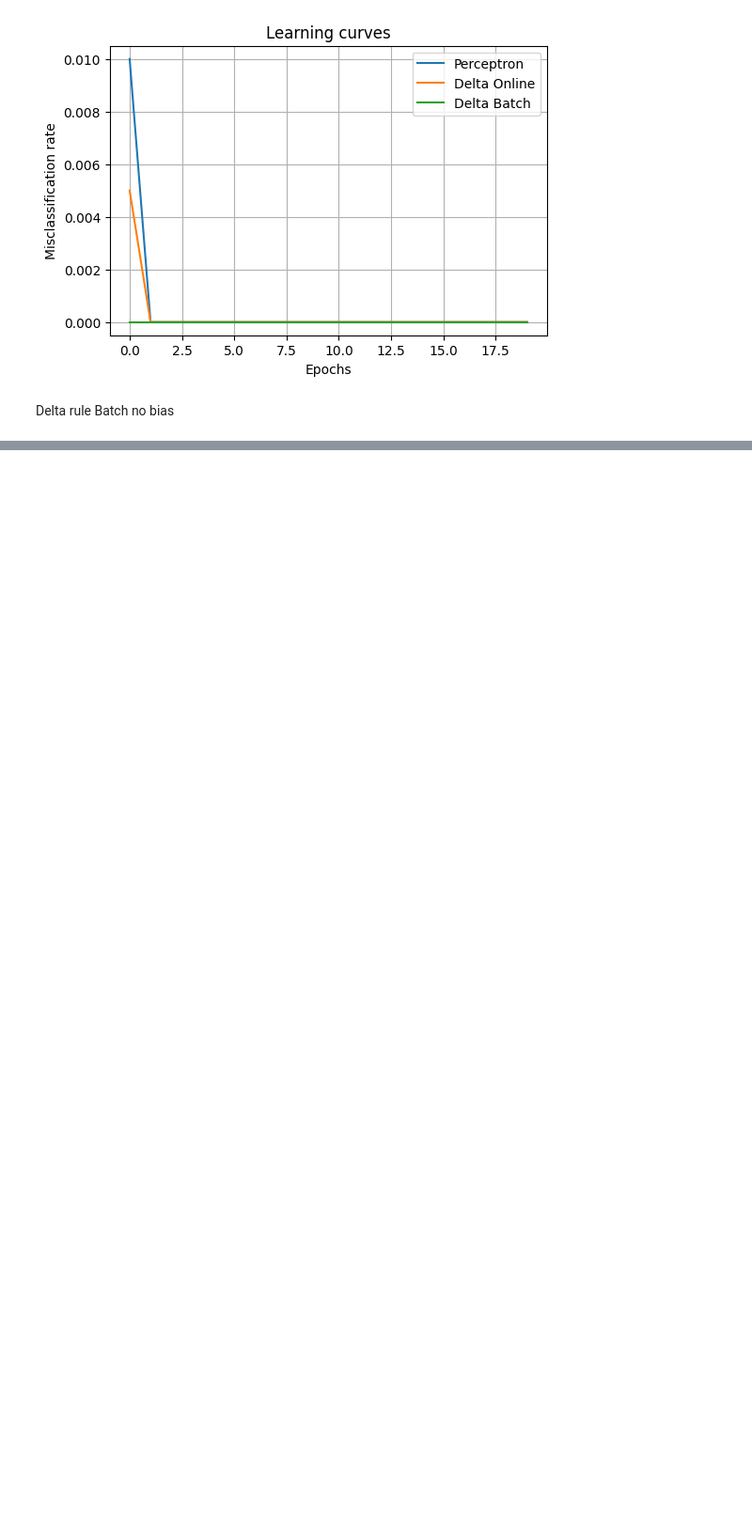
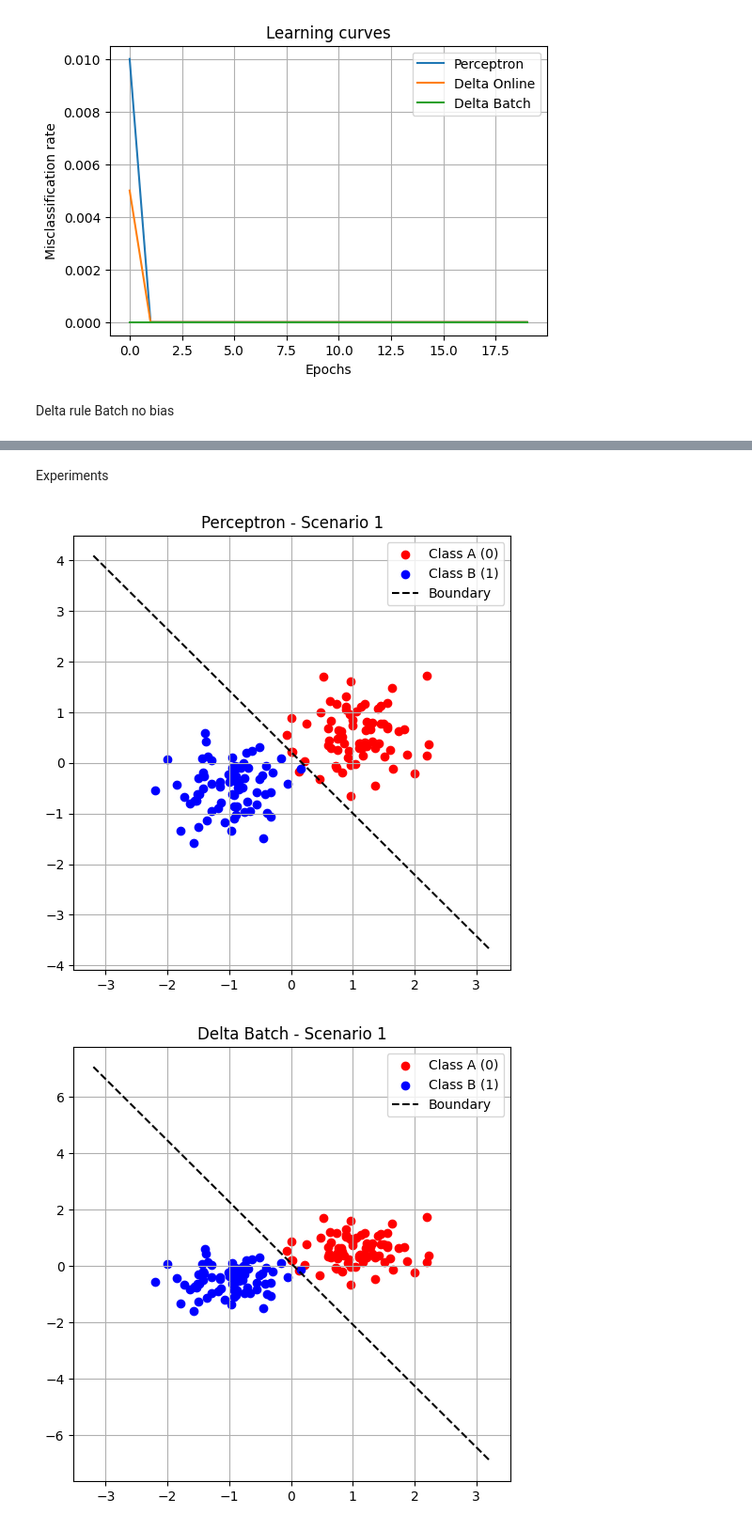
Before and after one commit to JarlSteph/DD2437, a Jupyter notebook: Lab1/main_Niklas.ipynb, the cells around one changed output, grey strips where cells are left out. Shown at 94% size. Drawn from its saved outputs; the diff is of its cells as text; code cells hidden in the pictures; blank space fills up the shorter version.

```diff
--- a/Lab1/main_Niklas.ipynb
+++ b/Lab1/main_Niklas.ipynb
@@ -215,0 +245,47 @@ plot_decision_boundary(X, y, w_db, "Delta Batch Boundary")
+# %%
+def subsample_data(X, y, scenario, seed=None):
+    rng = np.random.default_rng(seed)
+    idx_A = np.where(y==0)[0]
+    idx_B = np.where(y==1)[0]
+
+    if scenario == 1:
+        keep_A = rng.choice(idx_A, size=int(0.75*len(idx_A)), replace=False)
+        keep_B = rng.choice(idx_B, size=int(0.75*len(idx_B)), replace=False)
+    elif scenario == 2:
+        keep_A = rng.choice(idx_A, size=int(0.5*len(idx_A)), replace=False)
+        keep_B = idx_B
+    elif scenario == 3:
+        keep_A = idx_A
+        keep_B = rng.choice(idx_B, size=int(0.5*len(idx_B)), replace=False)
+    elif scenario == 4:
+        A_left = idx_A[X[idx_A,0] < 0]
+        A_right = idx_A[X[idx_A,0] >= 0]
+        keep_A_left = rng.choice(A_left, size=int(0.8*len(A_left)), replace=False)
+        keep_A_right = rng.choice(A_right, size=int(0.2*len(A_right)), replace=False)
+        keep_A = np.concatenate([keep_A_left, keep_A_right])
+        keep_B = idx_B
+    else:
+        raise ValueError("Invalid scenario")
+
+    keep_idx = np.concatenate([keep_A, keep_B])
+    return X[keep_idx], y[keep_idx]
+# %% [markdown]
+Experiments
+# %%
+X, y = data2, labels2
+
+for scenario in [1,2,3,4]:
+    X_sub, y_sub = subsample_data(X, y, scenario, seed=42)
+
+    # Train perceptron
+    w_p, mis_p = perceptron_train(X_sub, y_sub, epochs=50)
+
+    # Train delta rule (batch)
+    w_d, mis_d = delta_rule_batch(X_sub, y_sub, epochs=50)
+
+    # Compare boundaries + misclassification rates
+    plot_decision_boundary(X_sub, y_sub, w_p, bias=True, title=f"Perceptron - Scenario {scenario}")
+    plot_decision_boundary(X_sub, y_sub, w_d, bias=True, title=f"Delta Batch - Scenario {scenario}")
+# %% [output]
+[figure, added]
+[figure, added]
```
Also changed, not shown: parts of 8 cells of this notebook, 2 other files.
